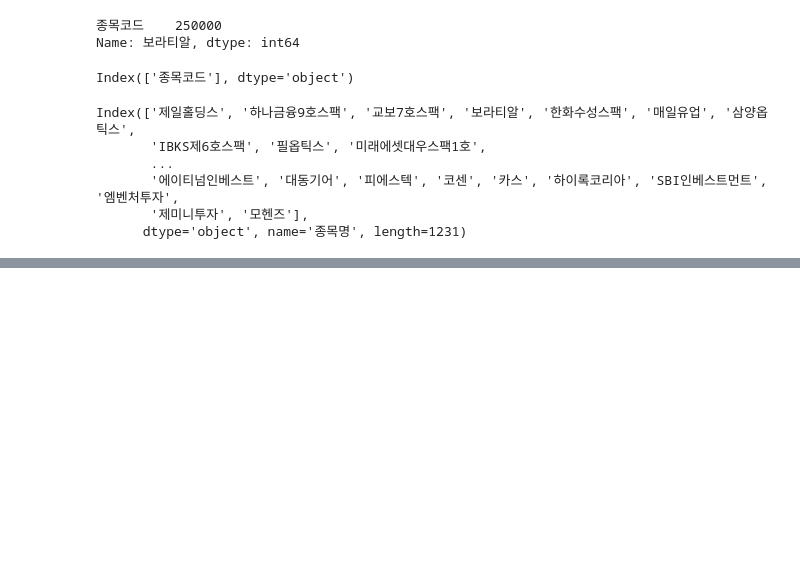
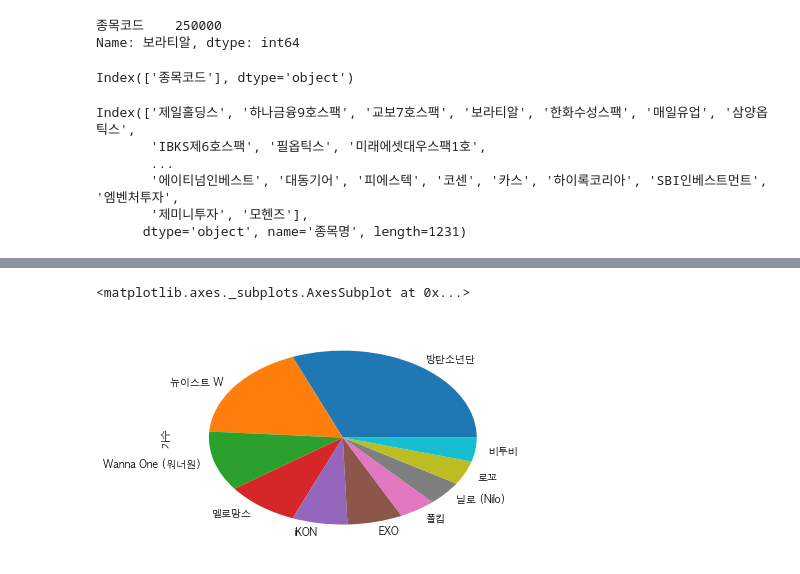
Before and after one commit to CodingSta/demo-ls-201904-pandas, a Jupyter notebook: Pandas 01.ipynb, the cells around one changed output, grey strips where cells are left out. Saved outputs shown, nothing was run; the diff lists cells and outputs as text; code cells hidden in the pictures; blank space fills up the shorter version.

```diff
--- a/Pandas 01.ipynb
+++ b/Pandas 01.ipynb
@@ -182,0 +188,4 @@ Index(['제일홀딩스', '하나금융9호스팩', '교보7호스팩', '보라
+# %%
+df = pd.read_csv("https://goo.gl/iDUKrL", index_col='곡일련번호')
+print(df.shape)
+df.head()
@@ -182,0 +201,3 @@ Index(['제일홀딩스', '하나금융9호스팩', '교보7호스팩', '보라
+# %%
+top10_series = df['가수'].value_counts().sort_values(ascending=False)[:10]
+top10_series
@@ -182,0 +216,5 @@ Index(['제일홀딩스', '하나금융9호스팩', '교보7호스팩', '보라
+# %%
+top10_series.plot(kind='pie')
+# %% [output]
+<matplotlib.axes._subplots.AxesSubplot at 0x...>
+[figure, added]
```
Also changed, not shown: parts of 4 cells of this notebook.
